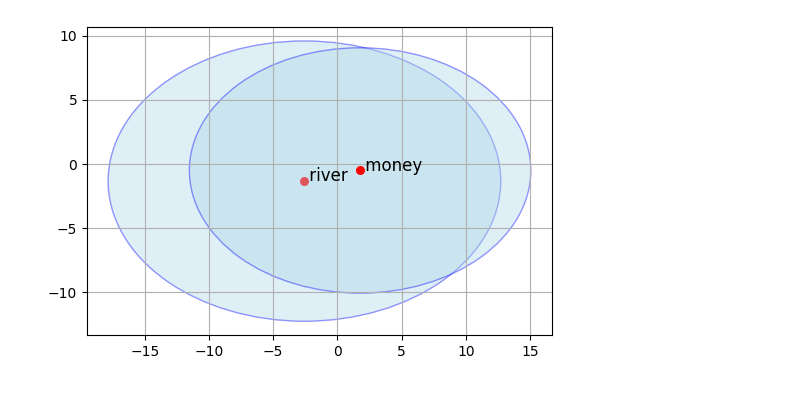
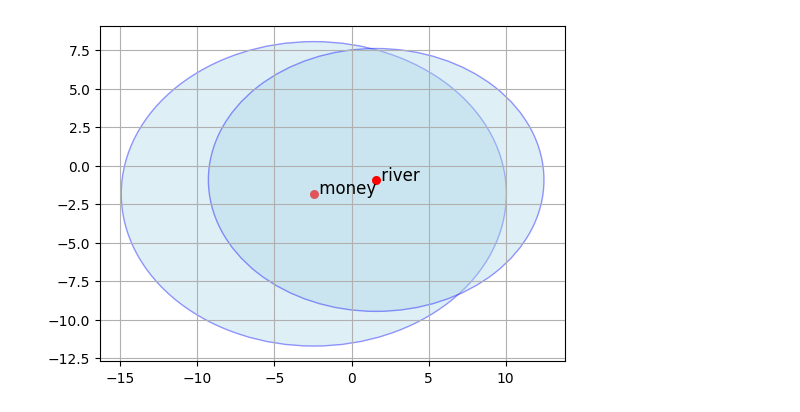
Before and after one commit to SamirKipper/Ontopo, a Jupyter notebook: src/test.ipynb, the cells around one changed output. Cells and saved outputs as stored; diff of their text form; code cells hidden in the pictures.

```diff
--- a/src/test.ipynb
+++ b/src/test.ipynb
@@ -40,18 +59,20 @@ def plot_region(mu_2d, cov_2d, label=None, n_std=1.0, ax=None):
 word_1 = "bank"
 sentences = ["I have 200 dollars in my bank account",
             "My bank is on 35th street",
-            "I took out a lone at my bank"]
+            "I took out a lone at my bank",
+            "my bank is closed on weekends"]
 sentences_2 = ["the ship is at the river bank",
             "the river bank is muddy",
-            "I like sitting at bank of the river"]
+            "I like sitting at bank of the river",
+            "the river bank can not close"]
 # %%
 mu_2d, cov_2d = get_center_and_cov(word_1, sentences)
 mu_2d_2, cov_2d_2 = get_center_and_cov(word_1, sentences_2)
 # 4. Plot
 fig, ax = plt.subplots(figsize=(6,6))
-plot_region(mu_2d, cov_2d, label="river", n_std=2.0, ax=ax)
-plot_region(mu_2d_2, cov_2d_2, label="money", n_std=2.0, ax=ax)
+plot_region(mu_2d, cov_2d, label="money", n_std=2.0, ax=ax)
+plot_region(mu_2d_2, cov_2d_2, label="river", n_std=2.0, ax=ax)
 
 plt.show()
 # %% [output]
-[figure, old version]
+[figure, new version]
```
Also changed, not shown: parts of 6 cells of this notebook, 3 other files.
